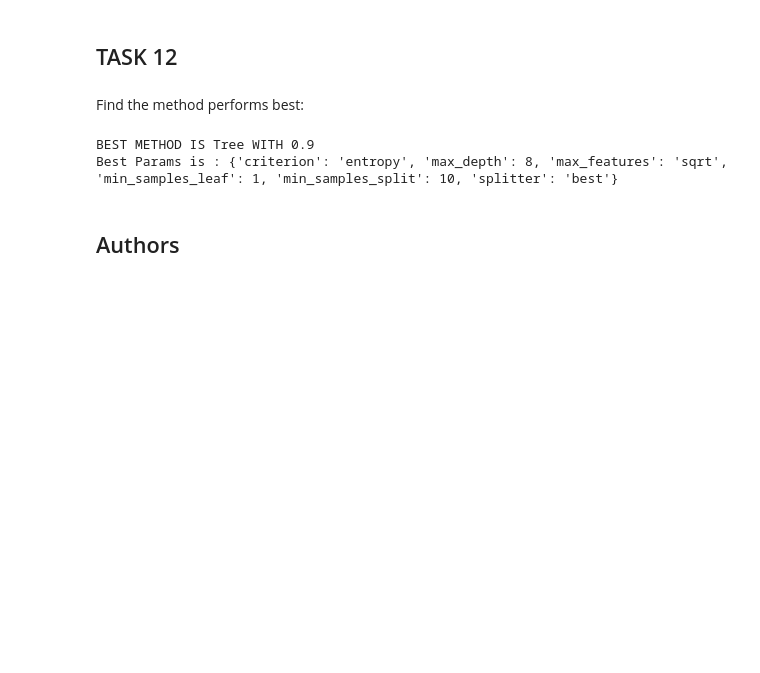
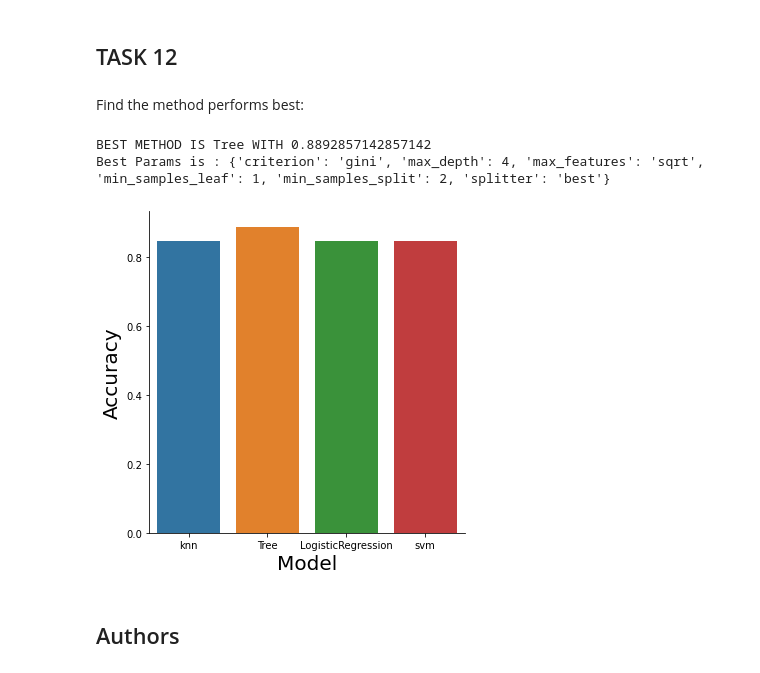
Before and after one commit to ChakibK/IBM-Data-science-Project, a Jupyter notebook: Machine Learning Prediction lab.ipynb, the cells around one changed output. Saved outputs shown, nothing was run; the diff lists cells and outputs as text; code cells hidden in the pictures; blank space fills up the shorter version.

```diff
--- a/Machine Learning Prediction lab.ipynb
+++ b/Machine Learning Prediction lab.ipynb
@@ -339,7 +339,7 @@ plot_confusion_matrix(Y_test,yhat)
 # %% [markdown]
 Find the method performs best:
 # %%
-Methods = {'knn':knn_cv.best_score_,'Tree':tree_cv.best_score_,'LogisticRegression':logreg_cv.best_score_}
+Methods = {'knn':knn_cv.best_score_,'Tree':tree_cv.best_score_,'LogisticRegression':logreg_cv.best_score_,'svm':svm_cv.best_score_}
 best_method = max(Methods, key=Methods.get)
 print('BEST METHOD IS',best_method,'WITH',Methods[best_method])
 if best_method == 'Tree':
@@ -348,9 +348,22 @@ if best_method == 'Tree':
         print('Best Params is :',knn_cv.best_params_)
         if best_method == 'LogisticRegression':
             print('Best Params is :',logreg_cv.best_params_)
+            if best_method == 'svm':
+                print('Best Params is :',svm_cv.best_params_)
 # %% [output]
-BEST METHOD IS Tree WITH 0.9
-Best Params is : {'criterion': 'entropy', 'max_depth': 8, 'max_features': 'sqrt', 'min_samples_leaf': 1, 'min_samples_split': 10, 'splitter': 'best'}
+BEST METHOD IS Tree WITH 0.8892857142857142
+Best Params is : {'criterion': 'gini', 'max_depth': 4, 'max_features': 'sqrt', 'min_samples_leaf': 1, 'min_samples_split': 2, 'splitter': 'best'}
+# %%
+listmethods={'Model':['knn','Tree','LogisticRegression','svm'],'Accuracy':[(knn_cv.best_score_),(tree_cv.best_score_),(logreg_cv.best_score_),(svm_cv.best_score_)]}
+
+methods_df = pd.DataFrame(listmethods)
+
+sns.catplot(x='Model',y='Accuracy', kind="bar",data=methods_df)
+plt.xlabel("Model",fontsize=20)
+plt.ylabel("Accuracy",fontsize=20)
+plt.show()
+# %% [output]
+[figure, added]
 # %% [markdown]
 ## Authors
 # %% [markdown]
```
Also changed, not shown: parts of 1 cell of this notebook.
